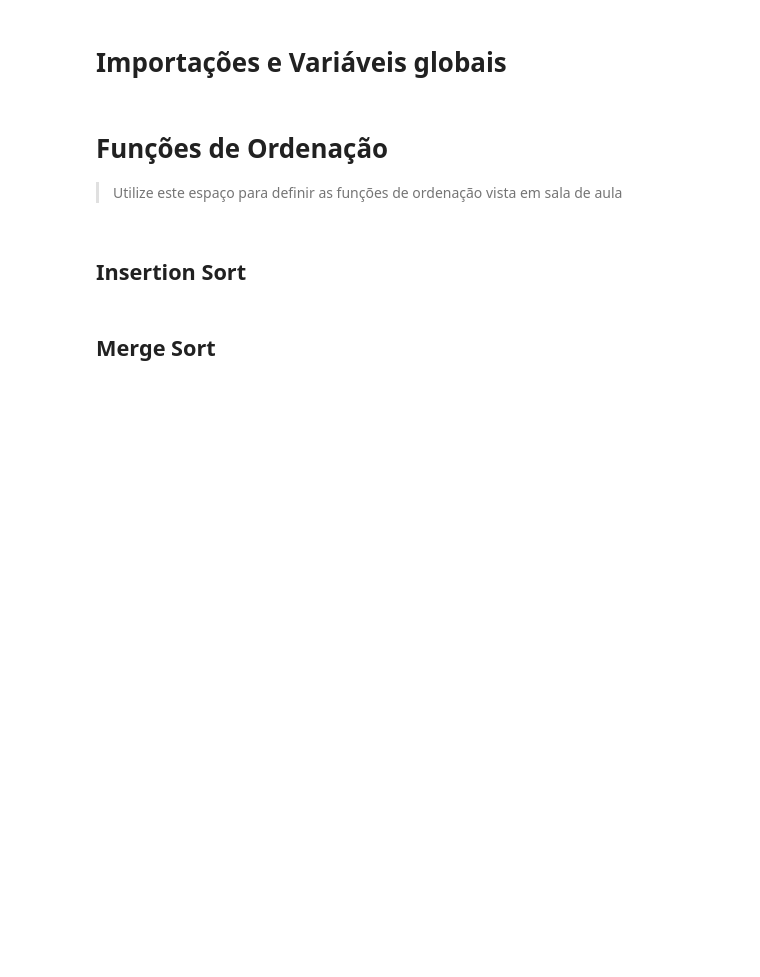
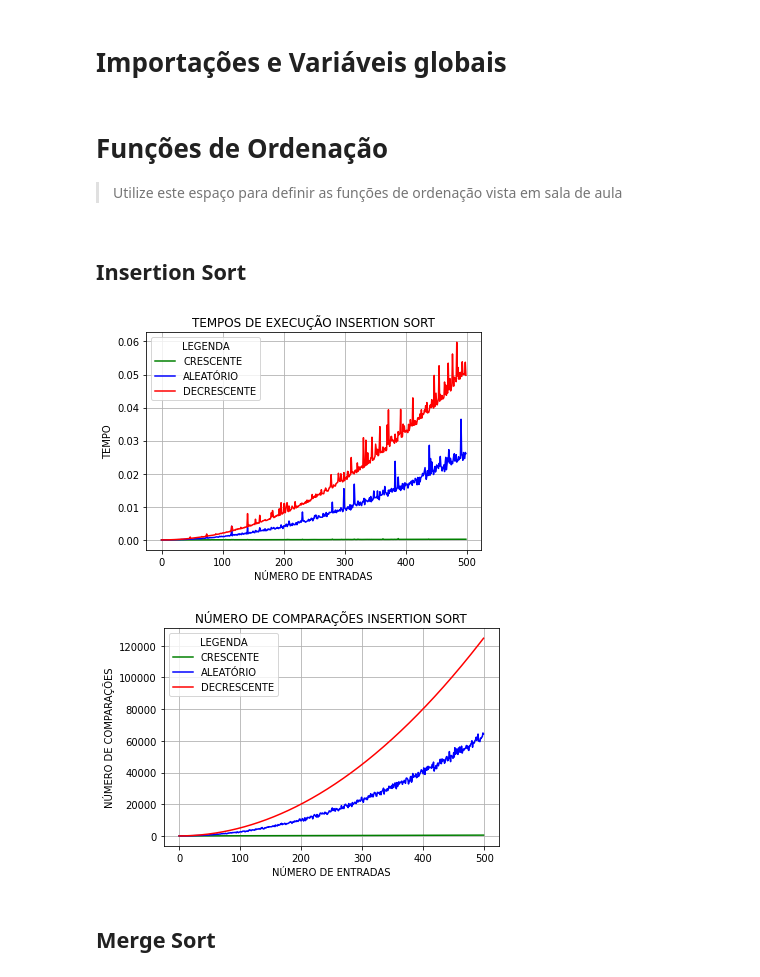
Before and after one commit to fabioVitorTavares/EFC1-GCC253---Complexidade-e-Projeto-de-Algoritmos, a Jupyter notebook: EFC1_GCC_253.ipynb, the cells around one changed output. Cells and saved outputs as stored; diff of their text form; code cells hidden in the pictures; blank space fills up the shorter version.

```diff
--- a/EFC1_GCC_253.ipynb
+++ b/EFC1_GCC_253.ipynb
@@ -33,12 +29,78 @@ global_1=0
+# %%
+import numpy
+import time
+import matplotlib.pyplot as plt
+
+global_1=0
+
+#Quantidade de arrays
+quantidadeArray = 500
+
+#Intervalo dos números randomicos
+intervalo = 500
 # %% [markdown]
 # Funções de Ordenação
 
 > Utilize este espaço para definir as funções de ordenação vista em sala de aula
 # %% [markdown]
 ##  Insertion Sort
-# %%
-def insertionSort():
-
-  return
+# %%
+def insertionSort(array):
+    numeroComparacoes =  0
+    timeInicio = time.time();
+    for i in range(1, len(array)):
+        chave = array[i]
+        j = i-1
+        numeroComparacoes += 1
+        while array[j] > chave and j > -1:
+            numeroComparacoes += 1
+            array[j+1] = array[j]
+            j = j-1
+        array[j+1] = chave
+    return time.time() - timeInicio, numeroComparacoes
+
+
+timesArrayOrdenadoCrescente = []
+timesArrayAleatorio = []
+timesArrayOrdenadoDecrescente = []
+comparacoesArrayOrdenadoCrescente = []
+comparacoesArrayAleatorio = []
+comparacoesArrayOrdenadoDecrescente = []
+numeroEntradas = []
+
+
+for i in range(quantidadeArray):
+    timesArrayOrdenadoCrescente.append(insertionSort(numpy.arange(0,i,1))[0])
+    timesArrayAleatorio.append(insertionSort(numpy.random.randint(0, intervalo, i))[0])
+    timesArrayOrdenadoDecrescente.append(insertionSort(numpy.arange(i-1,-1,-1))[0])
+    comparacoesArrayOrdenadoCrescente.append(insertionSort(numpy.arange(0,i,1))[1])
+    comparacoesArrayAleatorio.append(insertionSort(numpy.random.randint(0, intervalo, i))[1])
+    comparacoesArrayOrdenadoDecrescente.append(insertionSort(numpy.arange(i-1,-1,-1))[1])
+    numeroEntradas.append(i)
+
+
+plt.title("TEMPOS DE EXECUÇÃO INSERTION SORT")
+plt.plot(numeroEntradas,timesArrayOrdenadoCrescente, color='green')
+plt.plot(numeroEntradas,timesArrayAleatorio,color='blue')
+plt.plot(numeroEntradas,timesArrayOrdenadoDecrescente, color='red')
+plt.legend(['CRESCENTE','ALEATÓRIO','DECRESCENTE'], title = "LEGENDA")
+plt.grid(True)
+plt.xlabel("NÚMERO DE ENTRADAS")
+plt.ylabel("TEMPO")
+plt.show()
+
+
+plt.title("NÚMERO DE COMPARAÇÕES INSERTION SORT")
+plt.plot(numeroEntradas,comparacoesArrayOrdenadoCrescente, color='green')
+plt.plot(numeroEntradas,comparacoesArrayAleatorio,color='blue')
+plt.plot(numeroEntradas,comparacoesArrayOrdenadoDecrescente, color='red')
+plt.legend(['CRESCENTE','ALEATÓRIO','DECRESCENTE'], title = "LEGENDA")
+plt.grid(True)
+plt.xlabel("NÚMERO DE ENTRADAS")
+plt.ylabel("NÚMERO DE COMPARAÇÕES")
+plt.show()
+# %% [output]
+[figure, added]
+[figure, added]
 # %% [markdown]
 ##  Merge Sort
```
Also changed, not shown: parts of 7 cells of this notebook.
